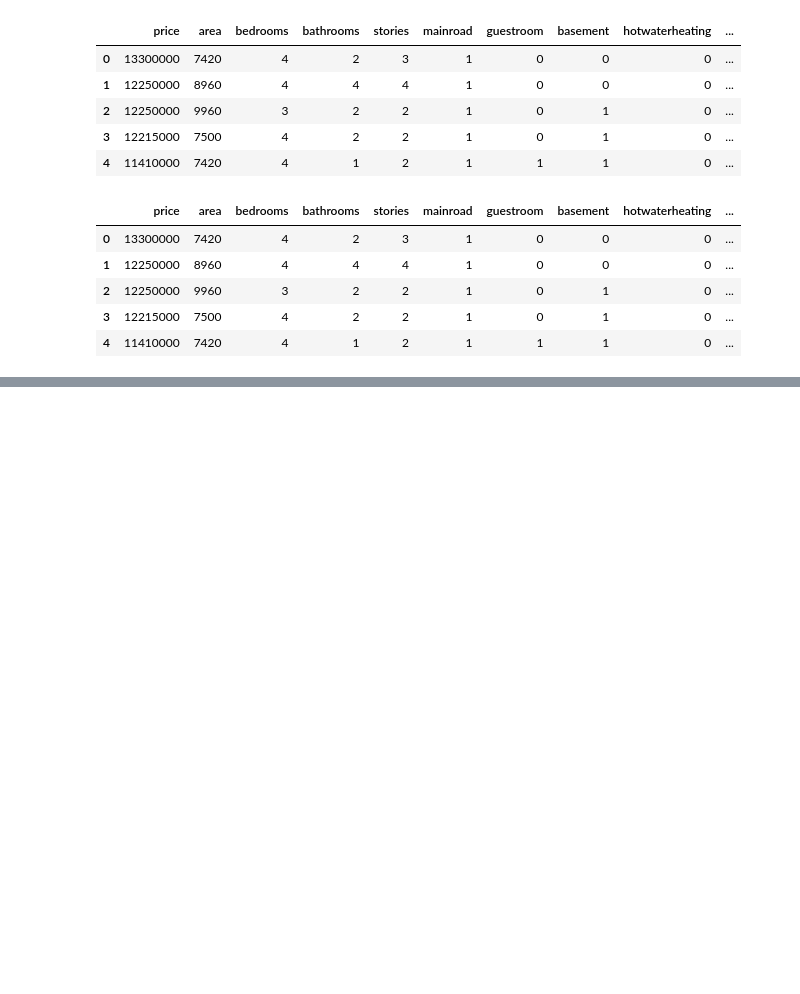
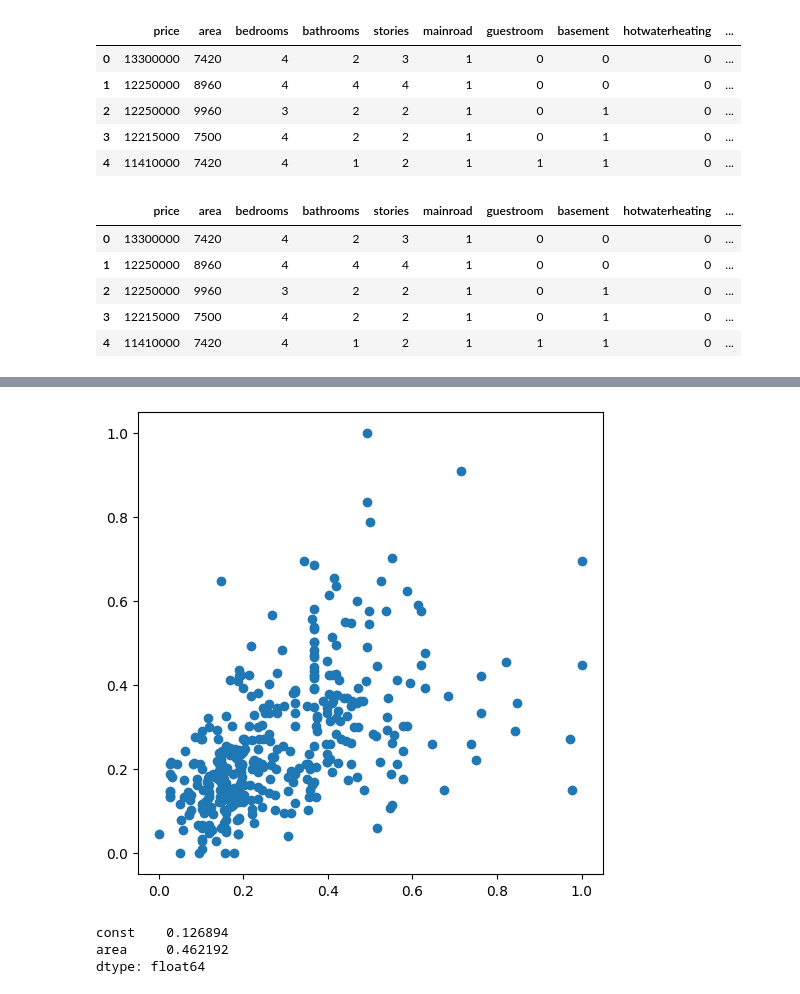
Before and after one commit to pydatakla/Maths, a Jupyter notebook: Notebooks/LinearRegression.ipynb, the cells around one changed output, grey strips where cells are left out. Drawn from its saved outputs; the diff is of its cells as text; code cells hidden in the pictures; blank space fills up the shorter version.

```diff
--- a/Notebooks/LinearRegression.ipynb
+++ b/Notebooks/LinearRegression.ipynb
@@ -2038,0 +2092,7 @@ df_train, df_test = train_test_split(housing,
+# %%
+# Pairplot of area vs price
+plt.figure(figsize=[6,6])
+plt.scatter(df_train.area, df_train.price)
+plt.show();
+# %% [output]
+[figure, added]
@@ -2038,0 +2109,10 @@ df_train, df_test = train_test_split(housing,
+# %%
+# fitted model
+lr = sm.OLS(y_train, X_train_lm).fit()
+
+# check the parameters obtained
+lr.params
+# %% [output]
+const    0.126894
+area     0.462192
+dtype: float64
```
Also changed, not shown: parts of 25 cells of this notebook.
